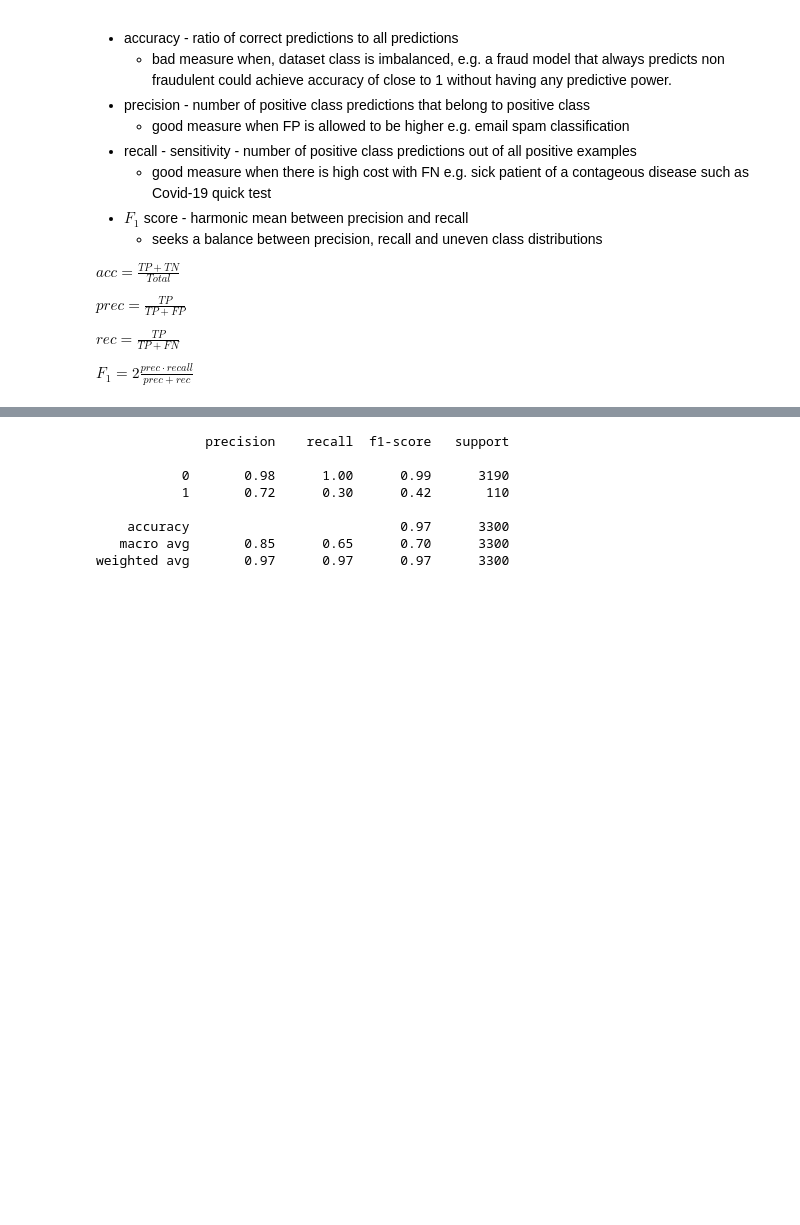
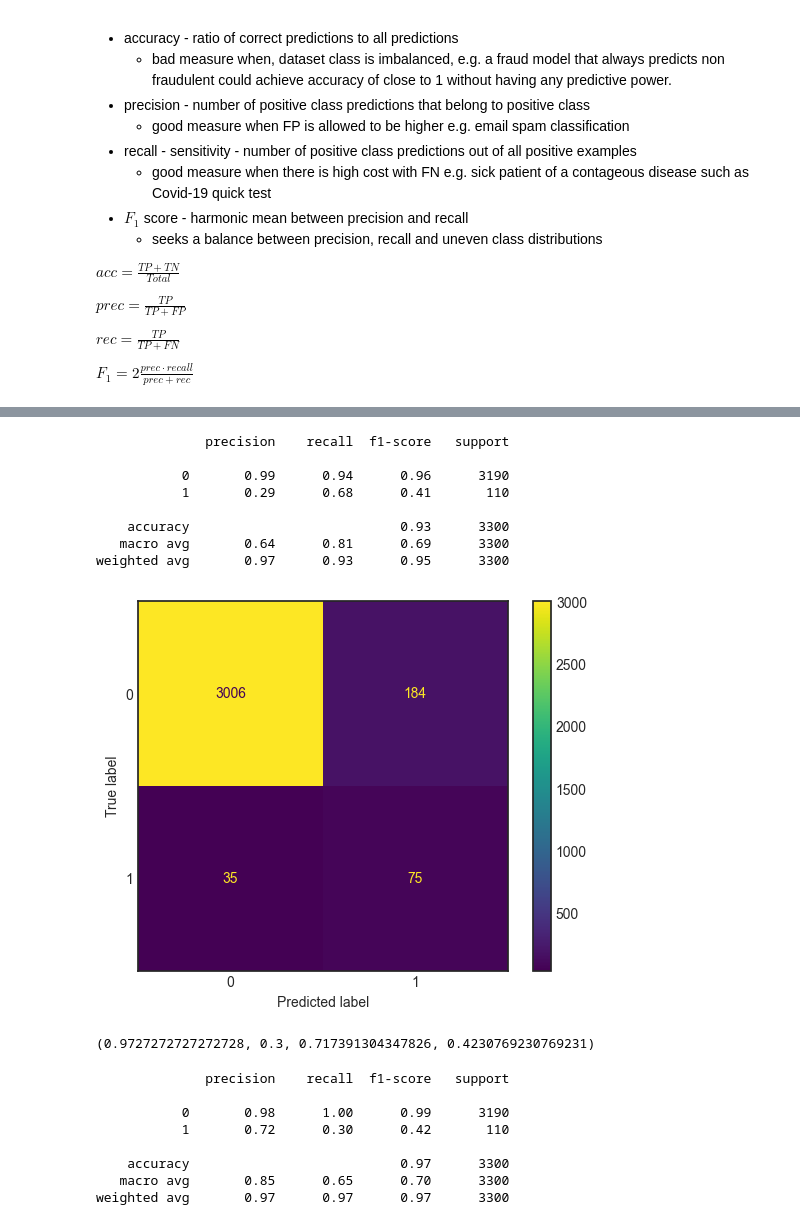
Before and after one commit to Andreas-Svensson/machine_learning, a Jupyter notebook: code-alongs/L05_logistic_regression.ipynb, the cells around one changed output, grey strips where cells are left out. Drawn from its saved outputs; the diff is of its cells as text; code cells hidden in the pictures; blank space fills up the shorter version.

```diff
--- a/code-alongs/L05_logistic_regression.ipynb
+++ b/code-alongs/L05_logistic_regression.ipynb
@@ -165,0 +154,11 @@ model.coef_, model.intercept_
+# %%
+from sklearn.preprocessing import StandardScaler
+from sklearn.preprocessing import MinMaxScaler
+
+scaler = StandardScaler()
+scaler = MinMaxScaler()
+
+scaled_X_train = scaler.fit_transform(X_train)
+scaled_X_test = scaler.transform(X_test)
+
+scaled_X_train.mean(), scaled_X_train.std(), scaled_X_test.mean(), scaled_X_test.std()
@@ -244,3 +294,41 @@ accuracy, recall, precisiion, f1
+# %%
+threshold = 0.1
+
+y_pred_probability = model.predict_proba(scaled_X_test)
+y_pred_manual = (y_pred_probability > threshold)[:,1] * 1
+
+cm = confusion_matrix(y_test, y_pred_manual, labels = model.classes_)
+
+disp = ConfusionMatrixDisplay(cm, display_labels = model.classes_)
+
+disp.plot();
+print(classification_report(y_test, y_pred_manual))
+# %% [output]
+              precision    recall  f1-score   support
+
+           0       0.99      0.94      0.96      3190
+           1       0.29      0.68      0.41       110
+
+    accuracy                           0.93      3300
+   macro avg       0.64      0.81      0.69      3300
+weighted avg       0.97      0.93      0.95      3300
+[figure, added]
+# %%
+# manually evaluating
+
+TP = 33
+TN = 3177
+FP = 13
+FN = 77
+
+accuracy = (TP + TN) / (TP + TN + FP + FN)
+recall = TP / (TP + FN)
+precision = TP / (TP + FP)
+f1 = 2 * recall * precision / (recall + precision)
+
+accuracy, recall, precision, f1
+# %% [output]
+(0.9727272727272728, 0.3, 0.717391304347826, 0.4230769230769231)
 # %%
 print(classification_report(y_test, y_pred))
 # recall and f1 score is very bad here for label 1 indicating that the model having a lot of FN,
```
Also changed, not shown: parts of 17 cells of this notebook.
